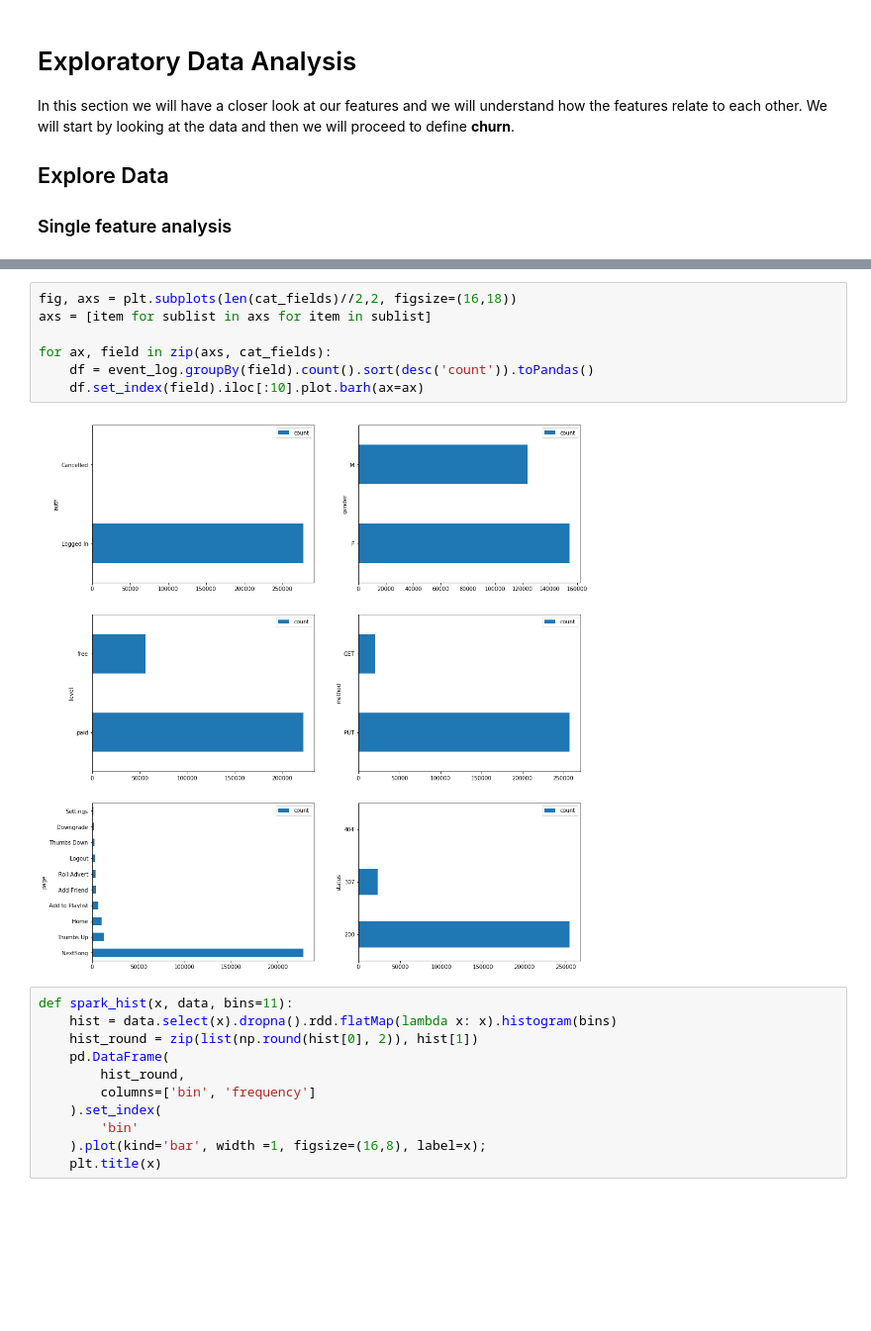
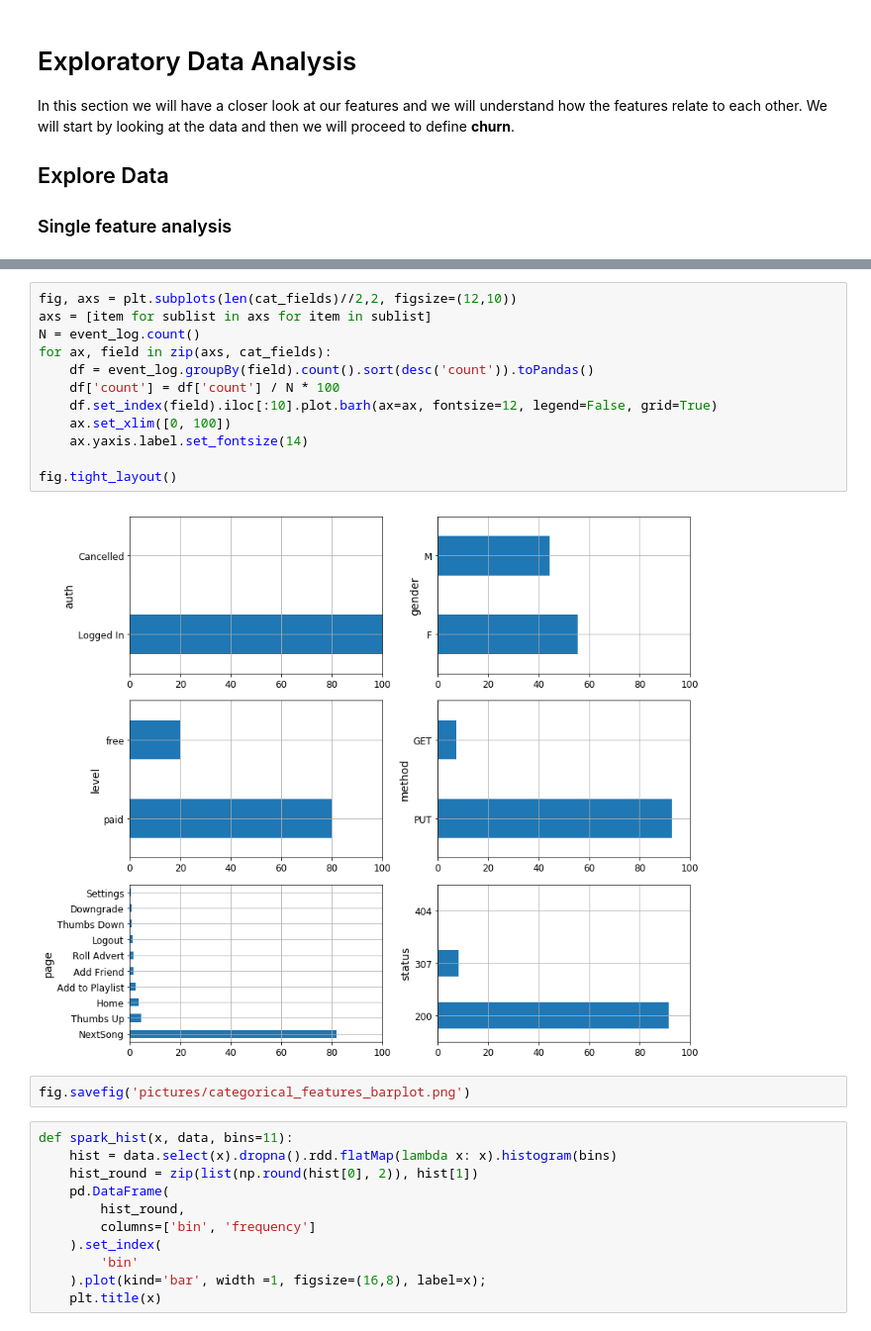
Before and after one commit to pedro-hf/sparkify, a Jupyter notebook: Sparkify.ipynb, the cells around one changed output, grey strips where cells are left out. Shown: that part at 99% size. Drawn from its saved outputs; the diff is of its cells as text; blank space fills up the shorter version.

Commit message:
Started to write the data exploratory section, create the picture folder, minor changes to the notebook due to writing the report

```diff
--- a/Sparkify.ipynb
+++ b/Sparkify.ipynb
@@ -223,14 +232,21 @@ event_log.select(['page']).distinct().show(19)
 |      Submit Upgrade|
 +--------------------+
 # %%
-fig, axs = plt.subplots(len(cat_fields)//2,2, figsize=(16,18))
+fig, axs = plt.subplots(len(cat_fields)//2,2, figsize=(12,10))
 axs = [item for sublist in axs for item in sublist]
-
+N = event_log.count()
 for ax, field in zip(axs, cat_fields):
     df = event_log.groupBy(field).count().sort(desc('count')).toPandas()
-    df.set_index(field).iloc[:10].plot.barh(ax=ax)
+    df['count'] = df['count'] / N * 100
+    df.set_index(field).iloc[:10].plot.barh(ax=ax, fontsize=12, legend=False, grid=True)
+    ax.set_xlim([0, 100])
+    ax.yaxis.label.set_fontsize(14)
+
+fig.tight_layout()
 # %% [output]
-[figure, old version]
+[figure, new version]
+# %%
+fig.savefig('pictures/categorical_features_barplot.png')
 # %%
 def spark_hist(x, data, bins=11):
     hist = data.select(x).dropna().rdd.flatMap(lambda x: x).histogram(bins)
```
Also changed, not shown: parts of 21 cells of this notebook, 2 other files.
